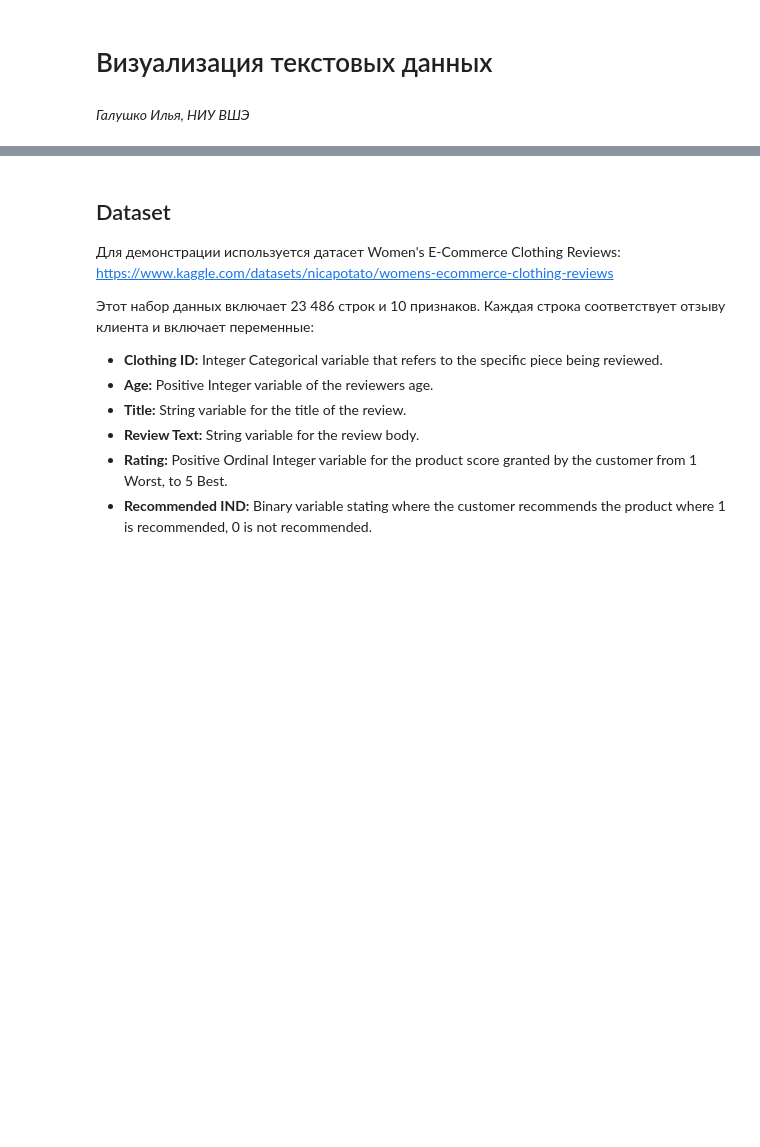
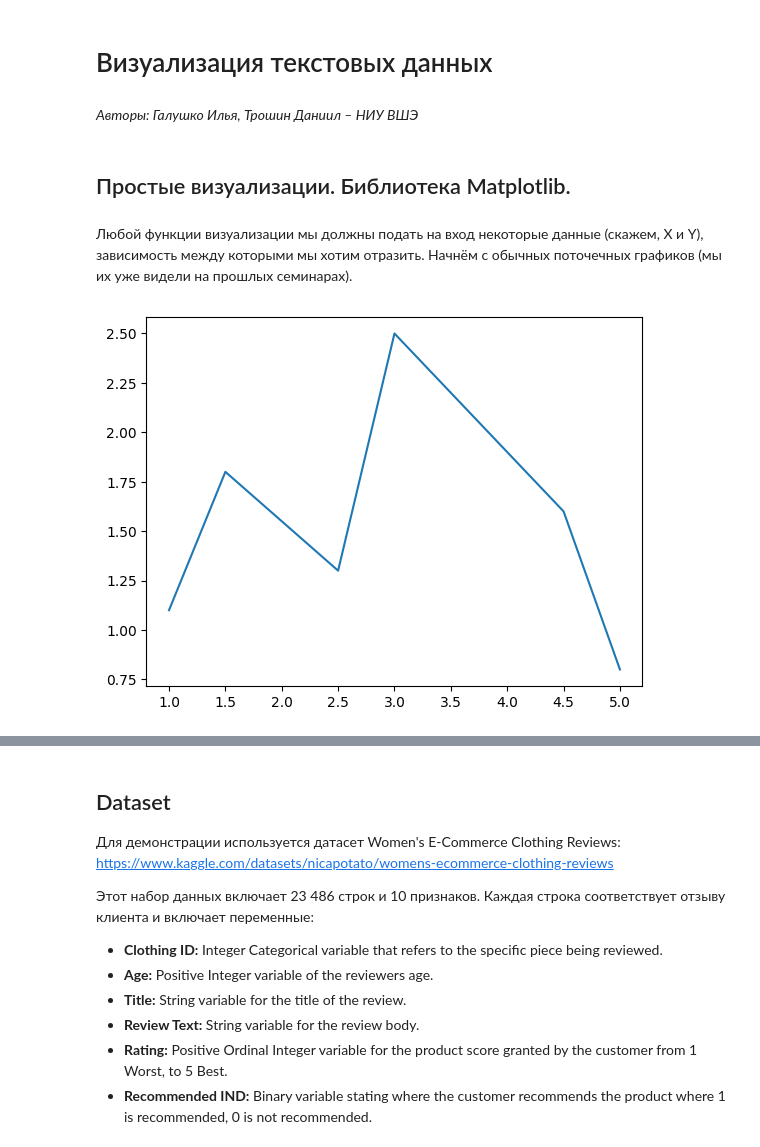
Before and after one commit to trocean11/python_dc, a Jupyter notebook: Word_count.ipynb, the cells around one changed output, grey strips where cells are left out. Cells and saved outputs as stored; diff of their text form; code cells hidden in the pictures; blank space fills up the shorter version.

```diff
--- a/Word_count.ipynb
+++ b/Word_count.ipynb
@@ -1,4 +1,8 @@
 # %% [markdown]
 # Визуализация текстовых данных
 # %% [markdown]
-*Галушко Илья, НИУ ВШЭ*
+*Авторы: Галушко Илья, Трошин Даниил – НИУ ВШЭ*
+# %% [markdown]
+## Простые визуализации. Библиотека Matplotlib.
+# %% [markdown]
+Любой функции визуализации мы должны подать на вход некоторые данные (скажем, X и Y), зависимость между которыми мы хотим отразить. Начнём с обычных поточечных графиков (мы их уже видели на прошлых семинарах).
@@ -4,0 +12,9 @@
+# %%
+# X и Y - координаты точек
+X = [1, 1.5, 2.5, 3, 4.5, 5]
+Y = [1.1, 1.8, 1.3, 2.5, 1.6, 0.8]
+
+plt.plot(X, Y) # рисуем график - последовательно соединяем точки с координатами из X и Y
+plt.show()
+# %% [output]
+[figure, added]
```
Also changed, not shown: parts of 33 cells of this notebook.
